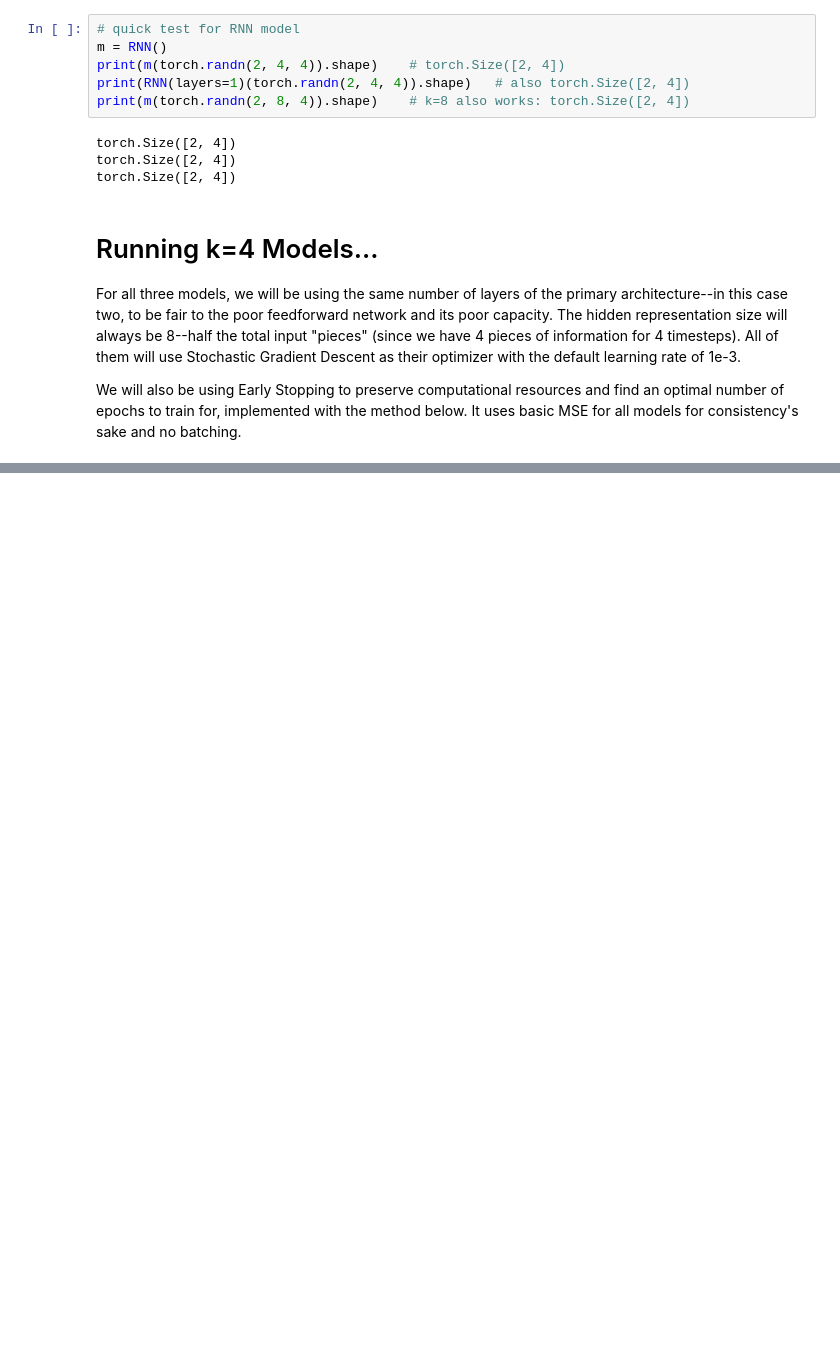
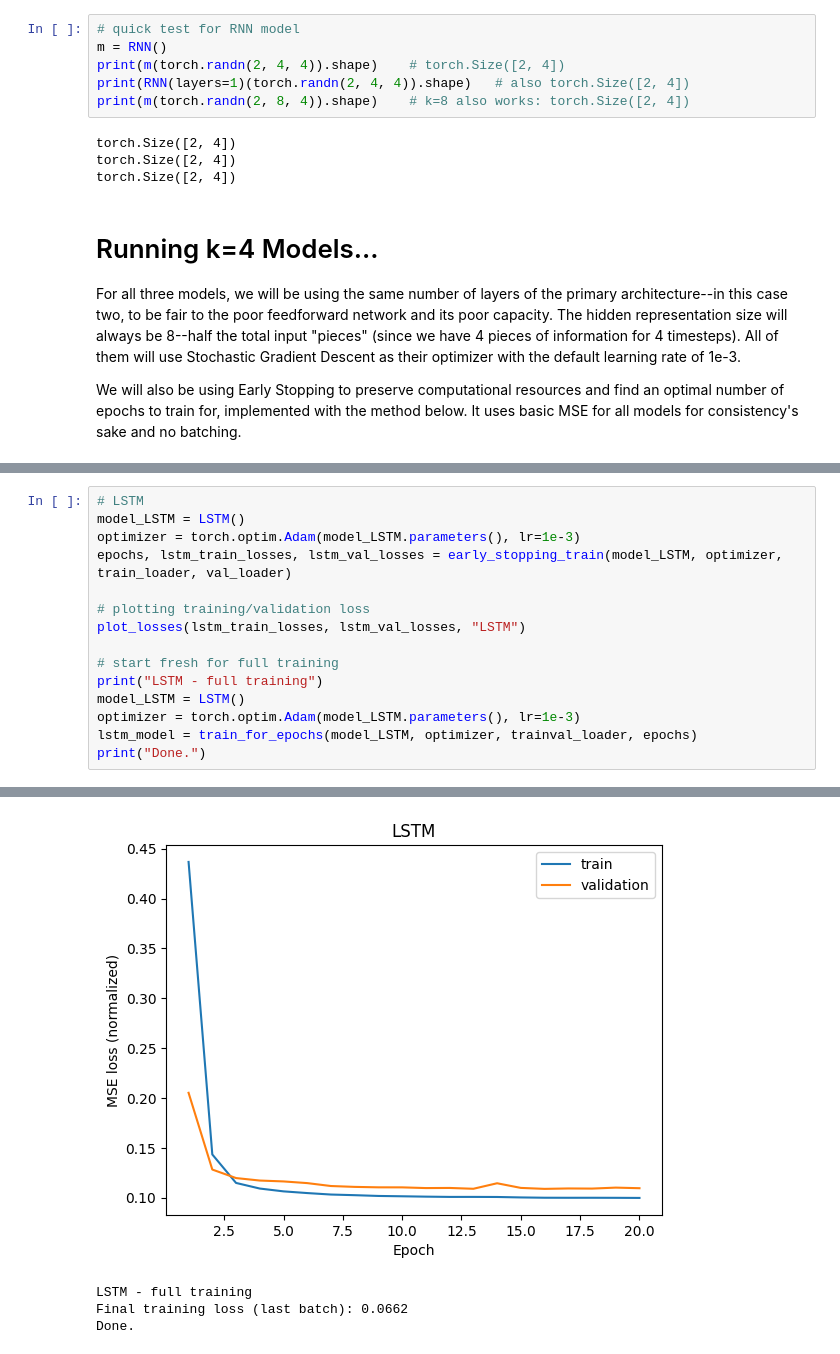
Before and after one commit to Yoonicornn/552-Assignment-2, a Jupyter notebook: ECSE552 W25 Assignment2 part3 Group 5.ipynb, the cells around one changed output, grey strips where cells are left out. Cells and saved outputs as stored; diff of their text form; blank space fills up the shorter version.

```diff
--- a/ECSE552 W25 Assignment2 part3 Group 5.ipynb
+++ b/ECSE552 W25 Assignment2 part3 Group 5.ipynb
@@ -632,0 +685,16 @@ train_for_epochs(model, optimizer, train_df + val_df, epochs)
+# %%
+# LSTM
+model_LSTM = LSTM()
+optimizer = torch.optim.Adam(model_LSTM.parameters(), lr=1e-3)
+epochs, lstm_train_losses, lstm_val_losses = early_stopping_train(model_LSTM, optimizer, train_loader, val_loader)
+
+# plotting training/validation loss
+plot_losses(lstm_train_losses, lstm_val_losses, "LSTM")
+
+# start fresh for full training
+print("LSTM - full training")
+model_LSTM = LSTM()
+optimizer = torch.optim.Adam(model_LSTM.parameters(), lr=1e-3)
+lstm_model = train_for_epochs(model_LSTM, optimizer, trainval_loader, epochs)
+print("Done.")
+# %% [output]
@@ -632,0 +718,4 @@ train_for_epochs(model, optimizer, train_df + val_df, epochs)
+[figure, added]
+LSTM - full training
+Final training loss (last batch): 0.0662
+Done.
```
Also changed, not shown: parts of 10 cells of this notebook.
